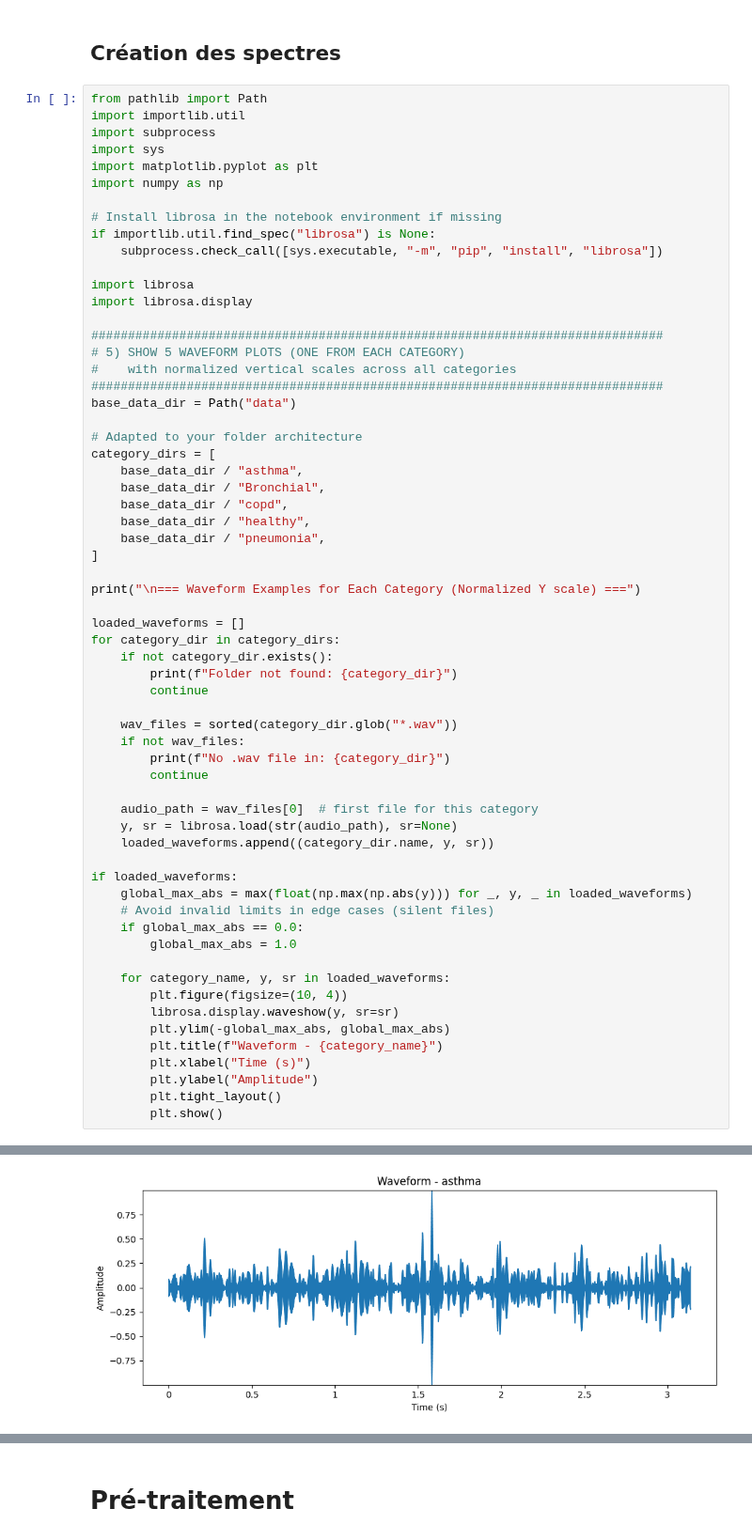
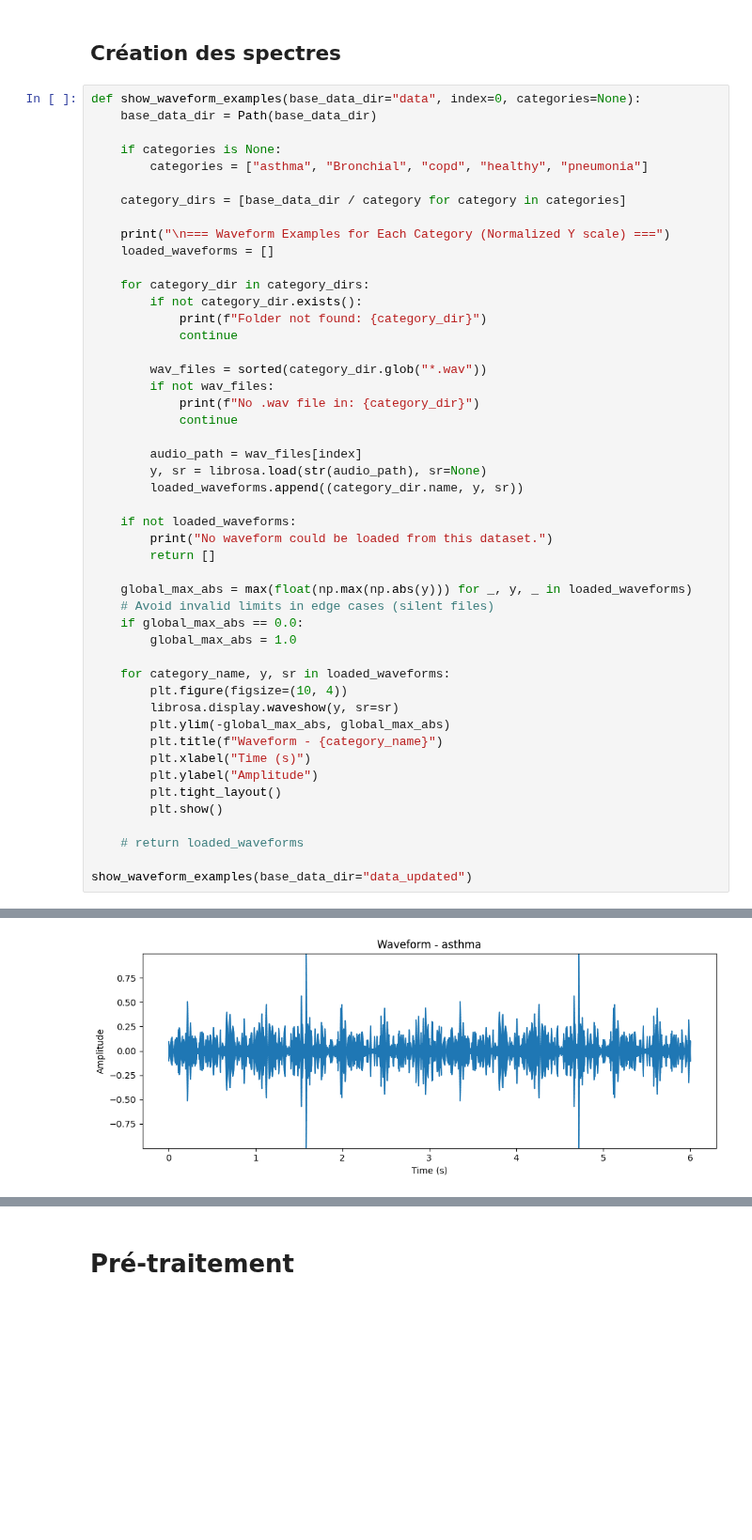
Before and after one commit to YRR0/Hackathon_Equipe32_Tessan, a Jupyter notebook: start.ipynb, the cells around one changed output, grey strips where cells are left out. Shown at 94% size. Cells and saved outputs as stored; diff of their text form; blank space fills up the shorter version.

```diff
--- a/start.ipynb
+++ b/start.ipynb
@@ -127,70 +142,56 @@ plt.show()
 # %% [markdown]
 ## Création des spectres
 # %%
-from pathlib import Path
-import importlib.util
-import subprocess
-import sys
-import matplotlib.pyplot as plt
-import numpy as np
+def show_waveform_examples(base_data_dir="data", index=0, categories=None):
+    base_data_dir = Path(base_data_dir)
 
-# Install librosa in the notebook environment if missing
-if importlib.util.find_spec("librosa") is None:
-    subprocess.check_call([sys.executable, "-m", "pip", "install", "librosa"])
+    if categories is None:
+        categories = ["asthma", "Bronchial", "copd", "healthy", "pneumonia"]
 
-import librosa
-import librosa.display
+    category_dirs = [base_data_dir / category for category in categories]
 
-##############################################################################
-# 5) SHOW 5 WAVEFORM PLOTS (ONE FROM EACH CATEGORY)
-#    with normalized vertical scales across all categories
-##############################################################################
-base_data_dir = Path("data")
+    print("\n=== Waveform Examples for Each Category (Normalized Y scale) ===")
+    loaded_waveforms = []
 
-# Adapted to your folder architecture
-category_dirs = [
-    base_data_dir / "asthma",
-    base_data_dir / "Bronchial",
-    base_data_dir / "copd",
-    base_data_dir / "healthy",
-    base_data_dir / "pneumonia",
-]
+    for category_dir in category_dirs:
+        if not category_dir.exists():
+            print(f"Folder not found: {category_dir}")
+            continue
 
-print("\n=== Waveform Examples for Each Category (Normalized Y scale) ===")
+        wav_files = sorted(category_dir.glob("*.wav"))
+        if not wav_files:
+            print(f"No .wav file in: {category_dir}")
+            continue
 
-loaded_waveforms = []
-for category_dir in category_dirs:
-    if not category_dir.exists():
-        print(f"Folder not found: {category_dir}")
-        continue
+        audio_path = wav_files[index]
+        y, sr = librosa.load(str(audio_path), sr=None)
+        loaded_waveforms.append((category_dir.name, y, sr))
 
-    wav_files = sorted(category_dir.glob("*.wav"))
-    if not wav_files:
-        print(f"No .wav file in: {category_dir}")
-        continue
+    if not loaded_waveforms:
+        print("No waveform could be loaded from this dataset.")
+        return []
 
-    audio_path = wav_files[0]  # first file for this category
-    y, sr = librosa.load(str(audio_path), sr=None)
-    loaded_waveforms.append((category_dir.name, y, sr))
-
-if loaded_waveforms:
     global_max_abs = max(float(np.max(np.abs(y))) for _, y, _ in loaded_waveforms)
     # Avoid invalid limits in edge cases (silent files)
     if global_max_abs == 0.0:
         global_max_abs = 1.0
 
     for category_name, y, sr in loaded_waveforms:
         plt.figure(figsize=(10, 4))
         librosa.display.waveshow(y, sr=sr)
         plt.ylim(-global_max_abs, global_max_abs)
         plt.title(f"Waveform - {category_name}")
         plt.xlabel("Time (s)")
         plt.ylabel("Amplitude")
         plt.tight_layout()
         plt.show()
+
+    # return loaded_waveforms
+
+show_waveform_examples(base_data_dir="data_updated")
 # %% [output]
 === Waveform Examples for Each Category (Normalized Y scale) ===
-[figure, old version]
+[figure, new version]
 [figure]
 [figure]
 [figure]
```
Also changed, not shown: parts of 13 cells of this notebook, 1 other file.
